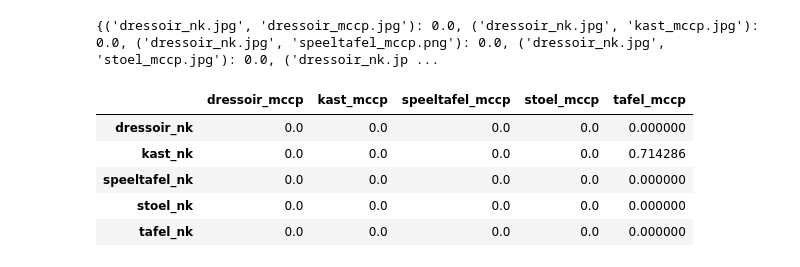
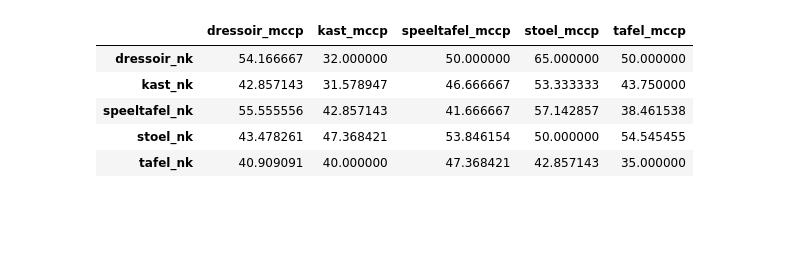
Before and after one commit to jacobjanwoord/Fearless-erfgoed, a Jupyter notebook: orb_sim_function.ipynb, the cells around one changed output. Saved outputs shown, nothing was run; the diff lists cells and outputs as text; code cells hidden in the pictures; blank space fills up the shorter version.

Commit message:
orb parameter finetuning

```diff
--- a/orb_sim_function.ipynb
+++ b/orb_sim_function.ipynb
@@ -36,20 +36,32 @@ def extract_orb_features(image_path):
     img = cv2.imread(image_path, cv2.IMREAD_GRAYSCALE)
     if img is None:
         raise ValueError(f"Image at path {image_path} could not be loaded.")
-
+    #, scaleFactor=scaleFactor, nlevels=nlevels
     # Initialize ORB detector
-    orb = cv2.ORB_create()
+    # orb = cv2.ORB_create(nfeatures=500, scaleFactor=1.2, nlevels=8, WTA_K=2,
+    #                      scoreType=cv2.ORB_HARRIS_SCORE, patchSize=31, fastThreshold=20)
+    #Best parameters: (100, 1.1, 12, 4, 0, 21, 10)
+    orb = cv2.ORB_create(nfeatures=100,scaleFactor=1.1,nlevels=12,WTA_K=4,
+                          scoreType=cv2.ORB_HARRIS_SCORE, patchSize=21, fastThreshold=10)
 
     # Find keypoints and descriptors
     kp, des = orb.detectAndCompute(img, None)
     return kp, des
 
+
+# def match_descriptors(des1, des2):
+#     matches = []
+#     for i, d1 in enumerate(des1):
+#         distances = np.linalg.norm(des2 - d1, axis=1)
+#         min_idx = np.argmin(distances)
+#         match = cv2.DMatch(_queryIdx=i, _trainIdx=min_idx, _distance=distances[min_idx])
+#         matches.append(match)
+#     return matches
+
 def match_descriptors(des1, des2):
-    matches = []
-    for i, d1 in enumerate(des1):
-        distances = np.linalg.norm(des2 - d1, axis=1)
-        min_idx = np.argmin(distances)
-        matches.append((i, min_idx, distances[min_idx]))
+    bf = cv2.BFMatcher(cv2.NORM_HAMMING, crossCheck=True)
+    matches = bf.match(des1, des2)
+    matches = sorted(matches, key=lambda x: x.distance)
     return matches
 
 def ratio_test(matches, ratio_threshold=0.75):
@@ -73,26 +85,28 @@ def compute_orb_similarity(image_path1, image_path2):
     matches = match_descriptors(des1, des2)
 
     # Apply ratio test
-    good_matches = ratio_test(matches)
+    # good_matches = ratio_test(matches)
 
-    if len(good_matches) < 4:
+    # if len(good_matches) < 4:
+    #     return 0.0
+
+    # src_pts = np.float32([kp1[i].pt for i, _ in good_matches]).reshape(-1, 1, 2)
+    # dst_pts = np.float32([kp2[i].pt for _, i in good_matches]).reshape(-1, 1, 2)
+    if len(matches) < 4:
         return 0.0
 
-    src_pts = np.float32([kp1[i].pt for i, _ in good_matches]).reshape(-1, 1, 2)
-    dst_pts = np.float32([kp2[i].pt for _, i in good_matches]).reshape(-1, 1, 2)
+    src_pts = np.float32([kp1[m.queryIdx].pt for m in matches]).reshape(-1, 1, 2)
+    dst_pts = np.float32([kp2[m.trainIdx].pt for m in matches]).reshape(-1, 1, 2)
 
     # Use RANSAC to find the best transformation matrix
-    M, mask = cv2.findHomography(src_pts, dst_pts, cv2.RANSAC, 5.0)
+    H, mask = cv2.findHomography(src_pts, dst_pts, cv2.RANSAC, 15)
+    matches_mask = mask.ravel().tolist()
 
-    if mask is None:
-        return 0.0
+    num_inliers = np.sum(matches_mask)
+    num_matches = len(matches)
 
-    # Calculate the number of inliers
-    num_inliers = np.sum(mask)
-
-    # Compute the similarity score based on the number of inliers
-    similarity_score = num_inliers / len(good_matches)
-    return similarity_score
+    similarity_percentage = (num_inliers / num_matches) * 100
+    return similarity_percentage
 
 
 def compute_similarities_testsets(munich_testset, nk_testset,
@@ -111,38 +125,36 @@ def compute_similarities_testsets(munich_testset, nk_testset,
 
     similarities = {}
     for nk_img in nk_testset:
         nk_img_path = os.path.join(nk_path, nk_img)
         for munich_img in munich_testset:
             munich_img_path = os.path.join(munich_path, munich_img)
             try:
                 similarity = compute_orb_similarity(nk_img_path, munich_img_path)
                 similarities[(nk_img, munich_img)] = similarity
             except ValueError as e:
                 print(e)
 
     return similarities
 
 # Example usage:
 nk_path = "nk_testset"
-munich_path = "munich_testset"
+munich_path = "munich_testset_no_back"
 
 if not os.path.exists(nk_path):
     raise FileNotFoundError(f"The path {nk_path} does not exist.")
 if not os.path.exists(munich_path):
     raise FileNotFoundError(f"The path {munich_path} does not exist.")
 
 nk_testset = os.listdir(nk_path)
 munich_testset = os.listdir(munich_path)
 
 sims = compute_similarities_testsets(munich_testset, nk_testset, munich_path, nk_path)
-print(sims)
 
 get_table(sims)
 # %% [output]
-{('dressoir_nk.jpg', 'dressoir_mccp.jpg'): 0.0, ('dressoir_nk.jpg', 'kast_mccp.jpg'): 0.0, ('dressoir_nk.jpg', 'speeltafel_mccp.png'): 0.0, ('dressoir_nk.jpg', 'stoel_mccp.jpg'): 0.0, ('dressoir_nk.jp ...
 |  | dressoir_mccp | kast_mccp | speeltafel_mccp | stoel_mccp | tafel_mccp |
-| dressoir_nk | 0.0 | 0.0 | 0.0 | 0.0 | 0.000000 |
-| kast_nk | 0.0 | 0.0 | 0.0 | 0.0 | 0.714286 |
-| speeltafel_nk | 0.0 | 0.0 | 0.0 | 0.0 | 0.000000 |
-| stoel_nk | 0.0 | 0.0 | 0.0 | 0.0 | 0.000000 |
-| tafel_nk | 0.0 | 0.0 | 0.0 | 0.0 | 0.000000 |
+| dressoir_nk | 54.166667 | 32.000000 | 50.000000 | 65.000000 | 50.000000 |
+| kast_nk | 42.857143 | 31.578947 | 46.666667 | 53.333333 | 43.750000 |
+| speeltafel_nk | 55.555556 | 42.857143 | 41.666667 | 57.142857 | 38.461538 |
+| stoel_nk | 43.478261 | 47.368421 | 53.846154 | 50.000000 | 54.545455 |
+| tafel_nk | 40.909091 | 40.000000 | 47.368421 | 42.857143 | 35.000000 |
```
Also changed, not shown: parts of 3 cells of this notebook, 2 other files.
